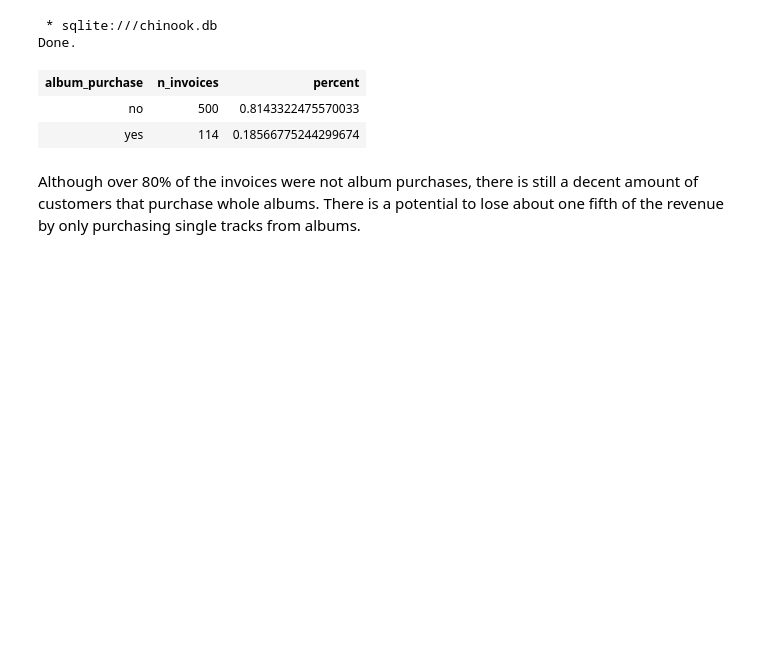
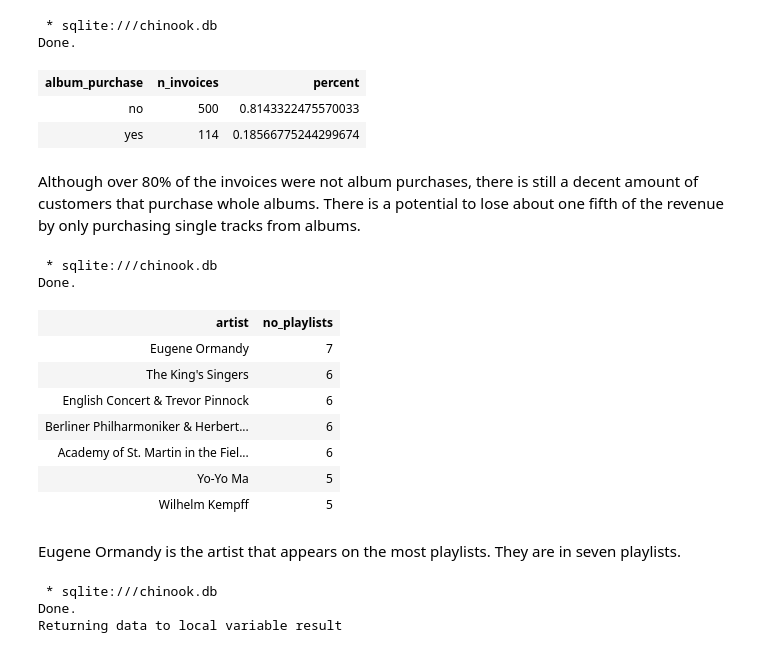
Before and after one commit to tehila440/answering_business_questions_sql, a Jupyter notebook: 4.2_answering_business_questions_sql.ipynb, the cells around one changed output. Cells and saved outputs as stored; diff of their text form; code cells hidden in the pictures; blank space fills up the shorter version.

```diff
--- a/4.2_answering_business_questions_sql.ipynb
+++ b/4.2_answering_business_questions_sql.ipynb
@@ -263,3 +340,44 @@ Done.
 | yes | 114 | 0.18566775244299674 |
 # %% [markdown]
 Although over 80% of the invoices were not album purchases, there is still a decent amount of customers that purchase whole albums.  There is a potential to lose about one fifth of the revenue by only purchasing single tracks from albums.
+# %%
+%%sql
+SELECT
+    at.name artist,
+    COUNT(DISTINCT pt.playlist_id) no_playlists
+FROM playlist_track pt
+    INNER JOIN track t ON t.track_id = pt.track_id
+    INNER JOIN album al ON al.album_id = t.album_id
+    INNER JOIN artist at ON at.artist_id = al.artist_id
+GROUP BY 1
+ORDER BY 2 DESC
+LIMIT 7;
+# %% [output]
+ * sqlite:///chinook.db
+Done.
+| artist | no_playlists |
+| Eugene Ormandy | 7 |
+| The King's Singers | 6 |
+| English Concert & Trevor Pinnock | 6 |
+| Berliner Philharmoniker & Herbert... | 6 |
+| Academy of St. Martin in the Fiel... | 6 |
+| Yo-Yo Ma | 5 |
+| Wilhelm Kempff | 5 |
+# %% [markdown]
+Eugene Ormandy is the artist that appears on the most playlists.  They are in seven playlists.
+# %%
+%%sql result <<
+SELECT
+at.name artist,
+COUNT(DISTINCT pt.playlist_id) no_playlists
+FROM playlist_track pt
+INNER JOIN track t ON t.track_id = pt.track_id
+INNER JOIN album al ON al.album_id = t.album_id
+INNER JOIN artist at ON at.artist_id = al.artist_id
+GROUP BY 1
+ORDER BY 2 DESC
+LIMIT 7;
+# %% [output]
+ * sqlite:///chinook.db
+Done.
+Returning data to local variable result
```
Also changed, not shown: parts of 9 cells of this notebook.
